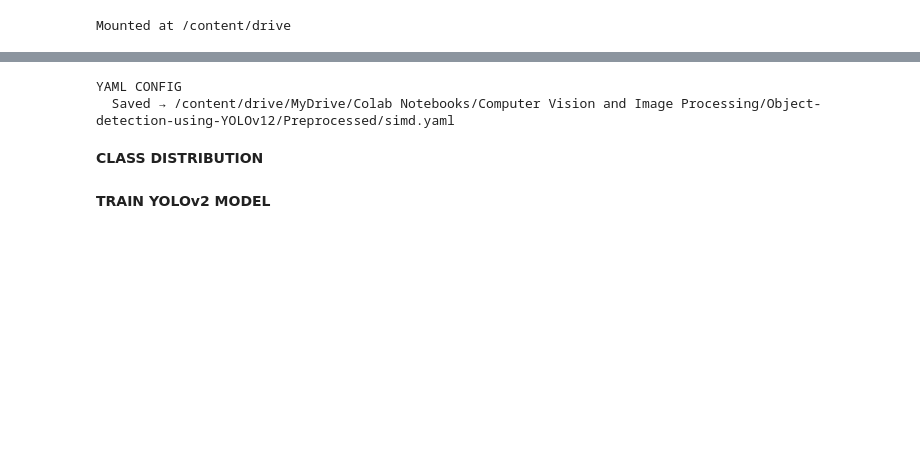
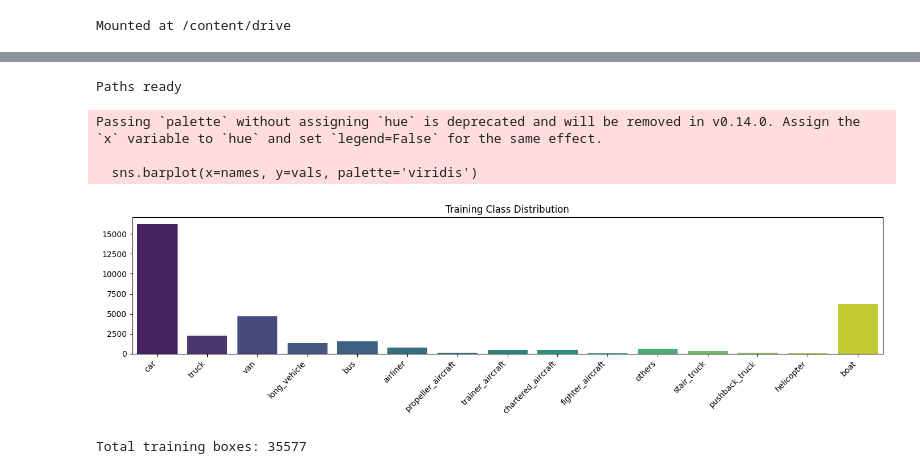
Before and after one commit to AmanuelDaget/YOLOv12-Object-Recognition-from-Remote-Sensing-images, a Jupyter notebook: YOLOv12_Object_Recognition_from_Remote_Sensing_images.ipynb, the cells around one changed output, grey strips where cells are left out. Drawn from its saved outputs; the diff is of its cells as text; code cells hidden in the pictures; blank space fills up the shorter version.

```diff
--- a/YOLOv12_Object_Recognition_from_Remote_Sensing_images.ipynb
+++ b/YOLOv12_Object_Recognition_from_Remote_Sensing_images.ipynb
@@ -226,17 +28,0 @@ print("  Saved → split_counts.png")
-# %%
-yaml_path = f"{PREP}/simd.yaml"
-with open(yaml_path, "w") as f:
-    yaml.dump({
-        "path" : PREP,
-        "train": "train/images",
-        "val"  : "val/images",
-        "test" : "test/images",
-        "nc"   : NUM_CLASSES,
-        "names": CLASS_NAMES,
-    }, f)
-print(f"  Saved → {yaml_path}")
-# %% [output]
-YAML CONFIG
-  Saved → /content/drive/MyDrive/Colab Notebooks/Computer Vision and Image Processing/Object-detection-using-YOLOv12/Preprocessed/simd.yaml
-# %% [markdown]
-**CLASS DISTRIBUTION**
@@ -260,2 +29,45 @@ print(f"  Saved → {PREP}/class_distribution.png")
-# %% [markdown]
-**TRAIN YOLOv2 MODEL**
+# %%
+BASE = '/content/drive/MyDrive/Colab Notebooks/Computer Vision and Image Processing/Object-detection-using-YOLOv12'
+
+RAW = {
+    'train_img': f'{BASE}/training/images',
+    'train_lbl': f'{BASE}/training/labels',
+    'test_img' : f'{BASE}/test/images',
+    'test_lbl' : f'{BASE}/test/labels',
+}
+
+WORK = '/content/simd_yolo'  # fast local Colab storage
+for sub in ['images/train','images/val','images/test',
+             'labels/train','labels/val','labels/test']:
+    os.makedirs(f'{WORK}/{sub}', exist_ok=True)
+
+print('Paths ready')
+# %% [output]
+Paths ready
+# %%
+CLASS_NAMES = ["car","truck","van","long_vehicle","bus","airliner","propeller_aircraft",
+           "trainer_aircraft","chartered_aircraft","fighter_aircraft",
+           "others","stair_truck","pushback_truck","helicopter","boat"]
+
+def count_classes(lbl_dir):
+    c = Counter()
+    for f in Path(lbl_dir).glob('*.txt'):
+        for line in f.read_text().splitlines():
+            c[int(line.split()[0])] += 1
+    return c
+
+counts = count_classes(RAW['train_lbl'])
+ids    = sorted(counts); vals = [counts[i] for i in ids]
+names  = [CLASS_NAMES[i] if i < len(CLASS_NAMES) else str(i) for i in ids]
+
+plt.figure(figsize=(14,4))
+sns.barplot(x=names, y=vals, palette='viridis')
+plt.xticks(rotation=45, ha='right'); plt.title('Training Class Distribution')
+plt.tight_layout(); plt.show()
+print('Total training boxes:', sum(vals))
+# %% [output]
+Passing `palette` without assigning `hue` is deprecated and will be removed in v0.14.0. Assign the `x` variable to `hue` and set `legend=False` for the same effect.
+
+  sns.barplot(x=names, y=vals, palette='viridis')
+[figure, added]
+Total training boxes: 35577
```
Also changed, not shown: parts of 41 cells of this notebook.
